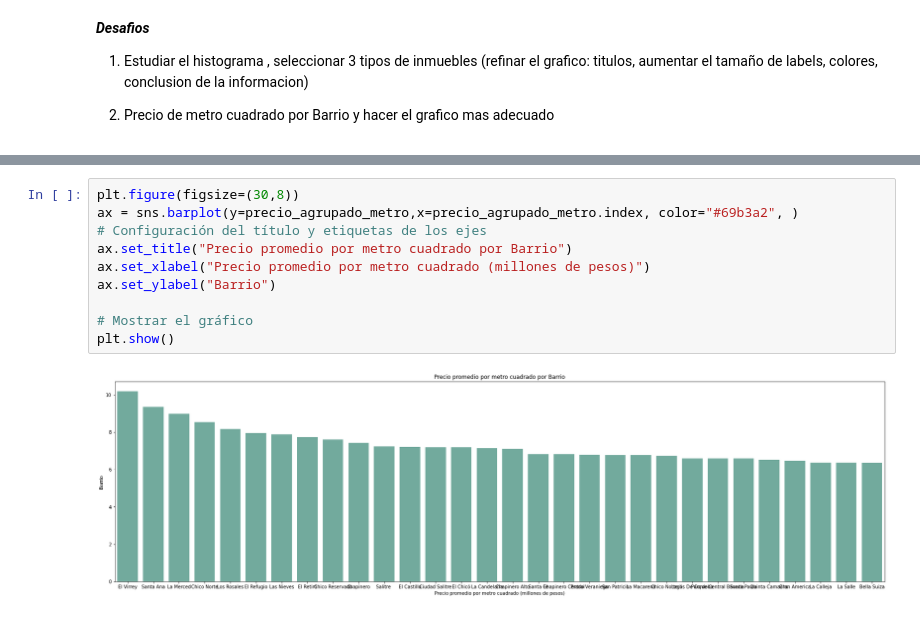
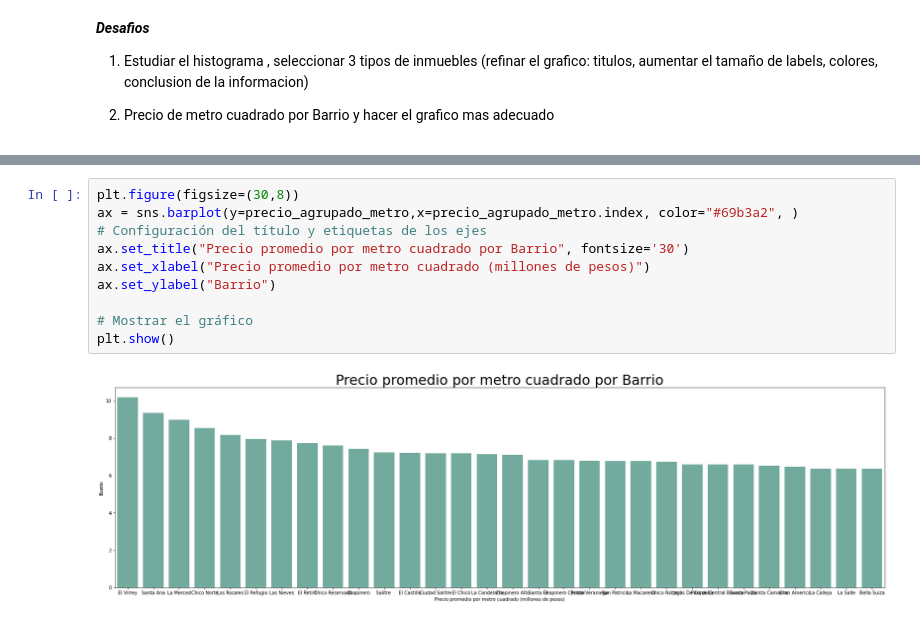
Before and after one commit to danielvillamorales/inmesiondedatos, a Jupyter notebook: Inmersion_dato_Aula.ipynb, the cells around one changed output, grey strips where cells are left out. Cells and saved outputs as stored; diff of their text form.

```diff
--- a/Inmersion_dato_Aula.ipynb
+++ b/Inmersion_dato_Aula.ipynb
@@ -450,12 +452,12 @@ Name: Precio_Metro, dtype: float64
 # %%
 plt.figure(figsize=(30,8))
 ax = sns.barplot(y=precio_agrupado_metro,x=precio_agrupado_metro.index, color="#69b3a2", )
 # Configuración del título y etiquetas de los ejes
-ax.set_title("Precio promedio por metro cuadrado por Barrio")
+ax.set_title("Precio promedio por metro cuadrado por Barrio", fontsize='30')
 ax.set_xlabel("Precio promedio por metro cuadrado (millones de pesos)")
 ax.set_ylabel("Barrio")
 
 # Mostrar el gráfico
 plt.show()
 # %% [output]
-[figure, old version]
+[figure, new version]
```
Also changed, not shown: parts of 31 cells of this notebook.
